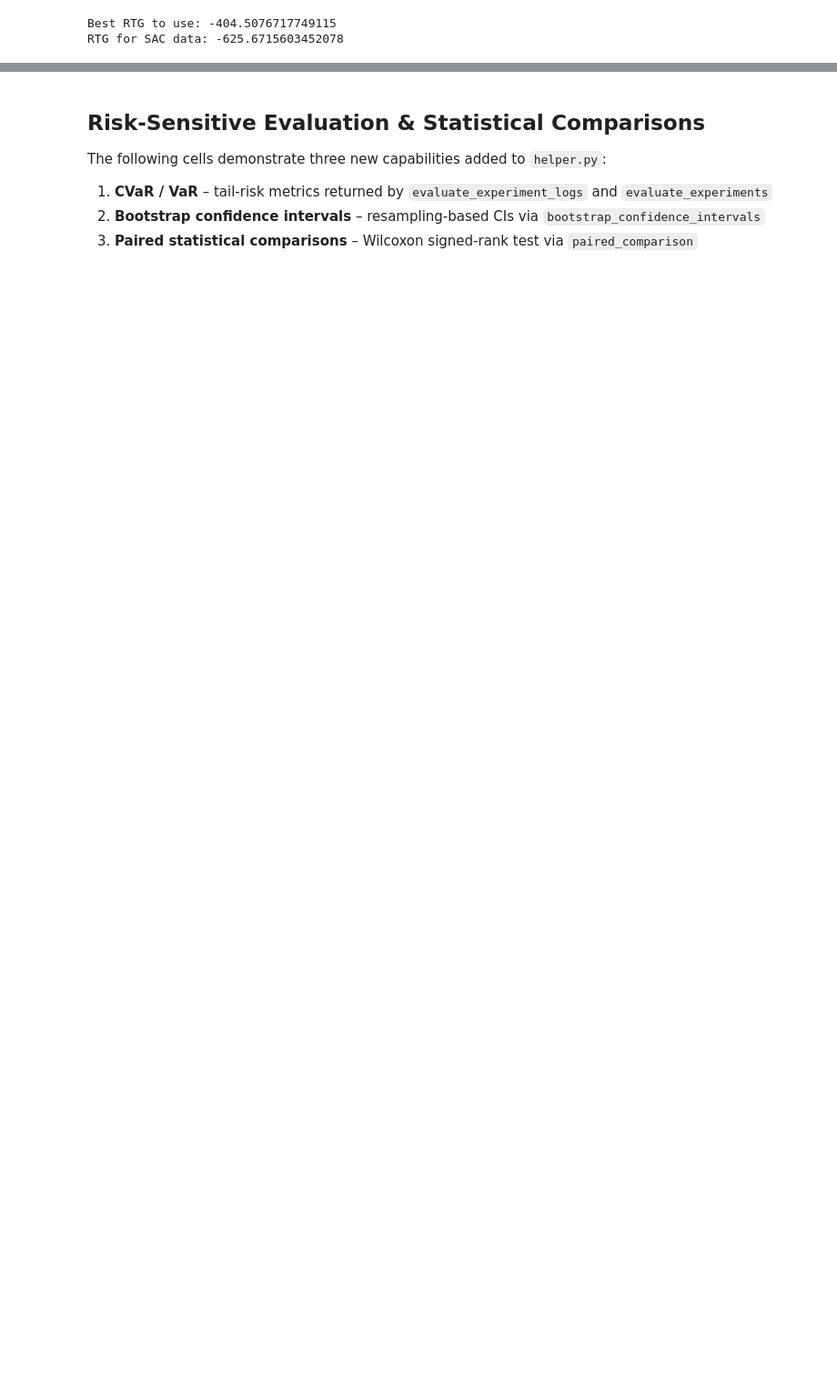
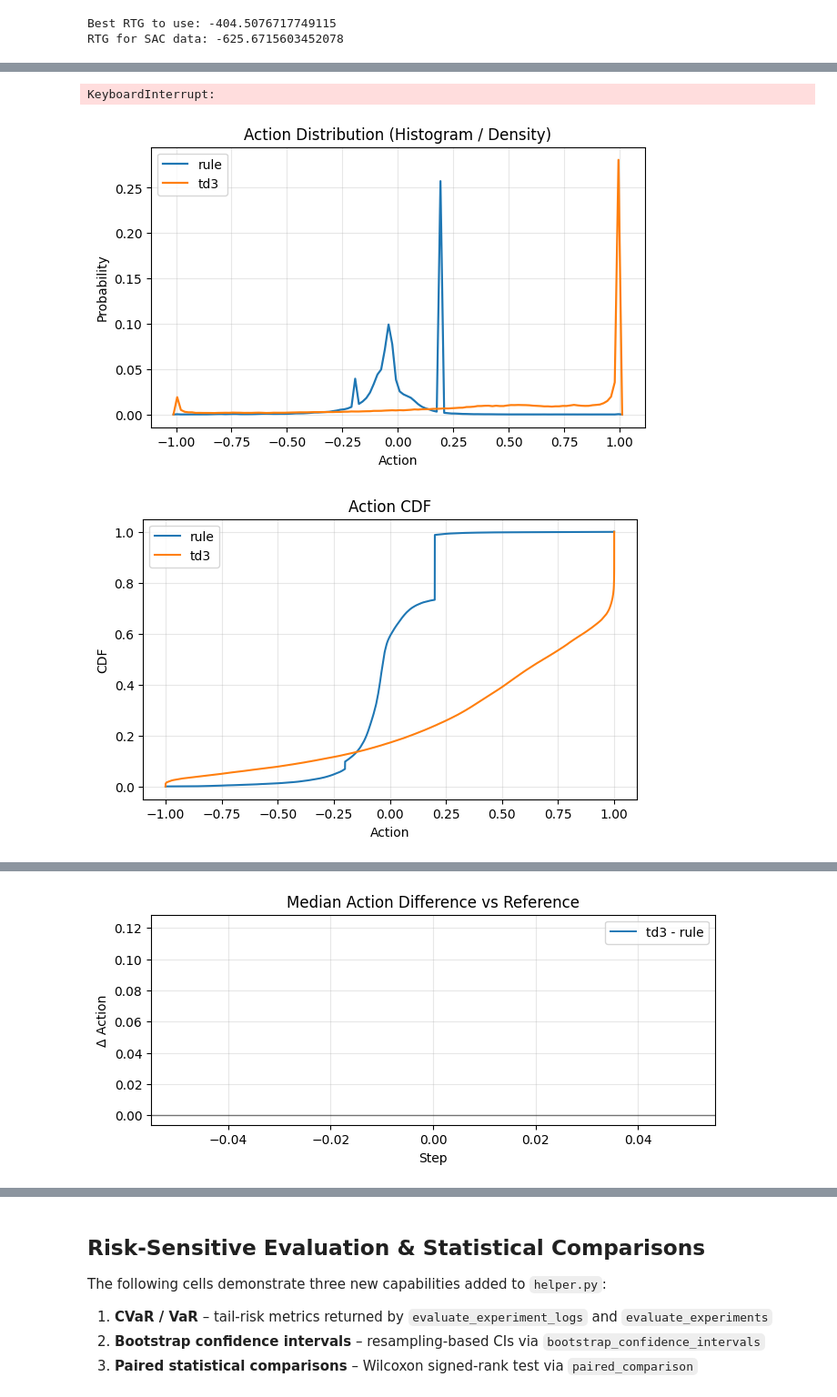
Before and after one commit to mrvictoru/energydecision, a Jupyter notebook: test_eval.ipynb, the cells around one changed output, grey strips where cells are left out. Shown at 91% size. Drawn from its saved outputs; the diff is of its cells as text; code cells hidden in the pictures; blank space fills up the shorter version.

```diff
--- a/test_eval.ipynb
+++ b/test_eval.ipynb
@@ -528,11 +551,15 @@ if not episode_52:
 # %%
 # overall comparison for action stat
 base_save_dir = "../eval_output"
 pairwise_results = compare_action_pairwise_to_reference(
     all_logs,
     reference="rule",
     base_save_dir=base_save_dir,
     time_periods=None,
     bins='auto',
-    max_episodes=20 # only uses 20 episodes to compile the stat
+    max_episodes=25 # only uses 25 episodes to compile the stat
  )
+# %% [output]
+KeyboardInterrupt:
+[figure, added]
+[figure, added]
@@ -538,0 +567 @@ pairwise_results = compare_action_pairwise_to_reference(
+[figure, added]
```
Also changed, not shown: parts of 15 cells of this notebook, 15 other files.
